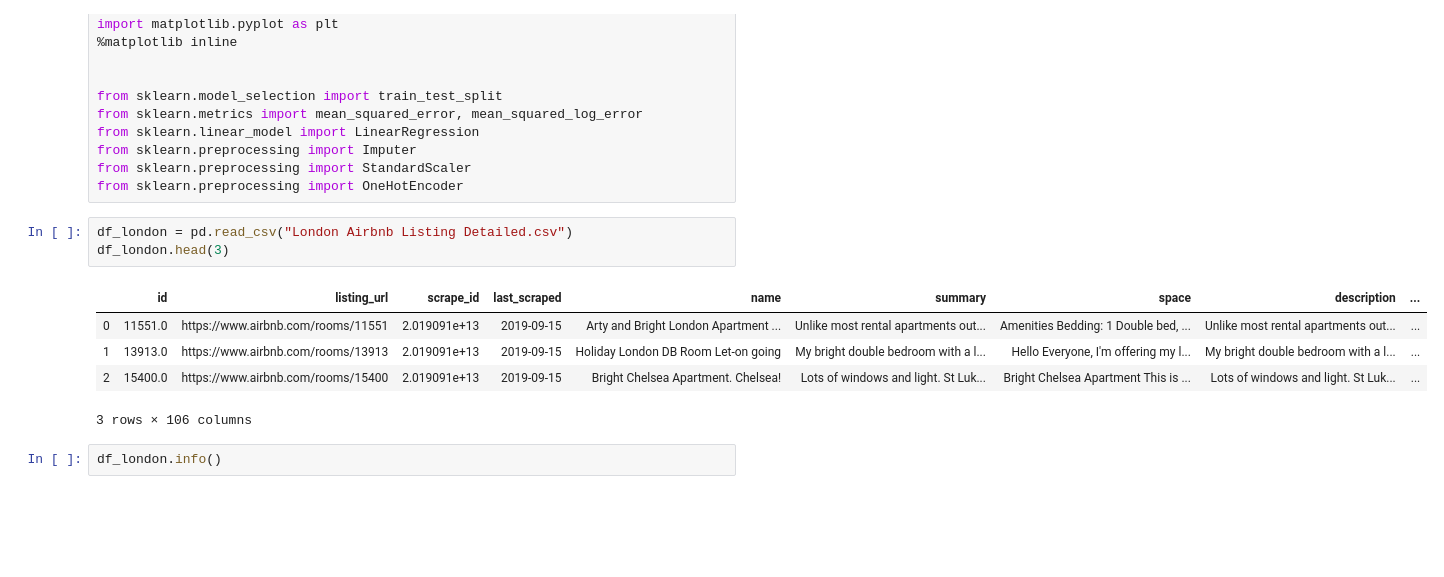
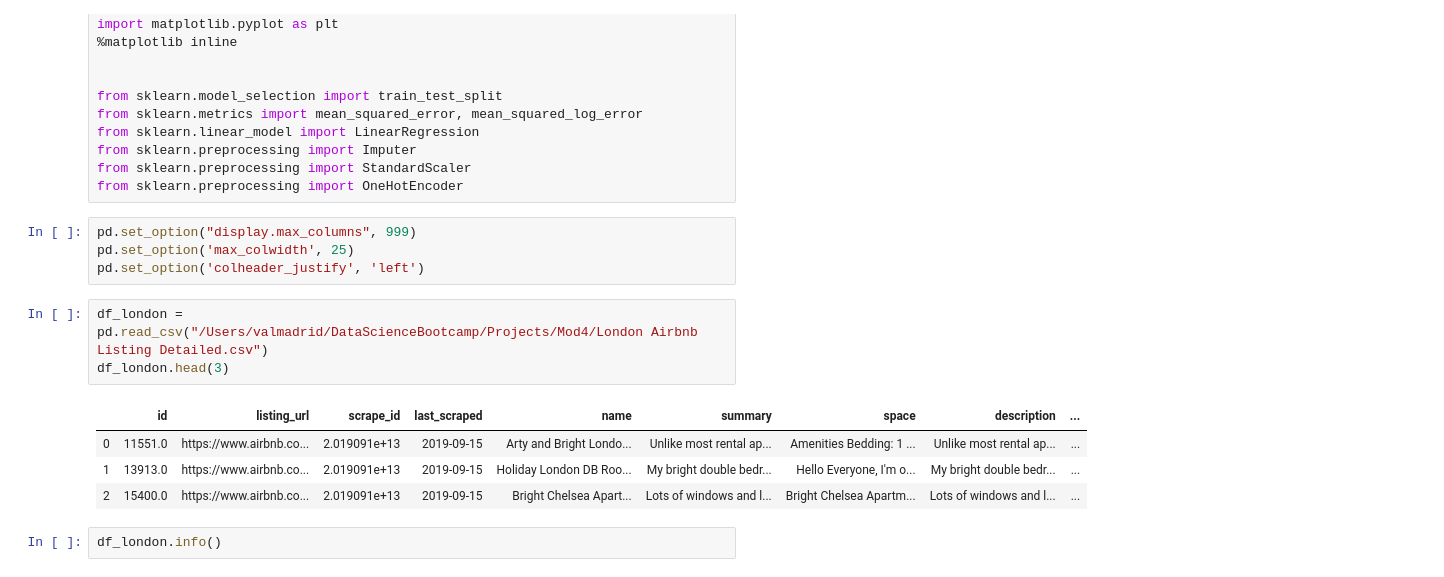
Before and after one commit to inesa-lisnic/Predicting-London-Airbnb-Prices-, a Jupyter notebook: columns.ipynb, the cells around one changed output. Cells and saved outputs as stored; diff of their text form; blank space fills up the shorter version.

```diff
--- a/columns.ipynb
+++ b/columns.ipynb
@@ -13,15 +13,18 @@ from sklearn.linear_model import LinearRegression
 from sklearn.preprocessing import Imputer
 from sklearn.preprocessing import StandardScaler
 from sklearn.preprocessing import OneHotEncoder
+# %%
+pd.set_option("display.max_columns", 999)
+pd.set_option('max_colwidth', 25)
+pd.set_option('colheader_justify', 'left')
 # %%
-df_london = pd.read_csv("London Airbnb Listing Detailed.csv")
+df_london = pd.read_csv("/Users/valmadrid/DataScienceBootcamp/Projects/Mod4/London Airbnb Listing Detailed.csv")
 df_london.head(3)
 # %% [output]
 |  | id | listing_url | scrape_id | last_scraped | name | summary | space | description | ... |
-| 0 | 11551.0 | https://www.airbnb.com/rooms/11551 | 2.019091e+13 | 2019-09-15 | Arty and Bright London Apartment ... | Unlike most rental apartments out... | Amenities Bedding: 1 Double bed, ... | Unlike most rental apartments out... | ... |
-| 1 | 13913.0 | https://www.airbnb.com/rooms/13913 | 2.019091e+13 | 2019-09-15 | Holiday London DB Room Let-on going | My bright double bedroom with a l... | Hello Everyone, I'm offering my l... | My bright double bedroom with a l... | ... |
-| 2 | 15400.0 | https://www.airbnb.com/rooms/15400 | 2.019091e+13 | 2019-09-15 | Bright Chelsea Apartment. Chelsea! | Lots of windows and light. St Luk... | Bright Chelsea Apartment This is ... | Lots of windows and light. St Luk... | ... |
+| 0 | 11551.0 | https://www.airbnb.co... | 2.019091e+13 | 2019-09-15 | Arty and Bright Londo... | Unlike most rental ap... | Amenities Bedding: 1 ... | Unlike most rental ap... | ... |
+| 1 | 13913.0 | https://www.airbnb.co... | 2.019091e+13 | 2019-09-15 | Holiday London DB Roo... | My bright double bedr... | Hello Everyone, I'm o... | My bright double bedr... | ... |
+| 2 | 15400.0 | https://www.airbnb.co... | 2.019091e+13 | 2019-09-15 | Bright Chelsea Apart... | Lots of windows and l... | Bright Chelsea Apartm... | Lots of windows and l... | ... |
-3 rows × 106 columns
 # %%
 df_london.info()
 # %% [output]
```
Also changed, not shown: parts of 6 cells of this notebook, 6 other files.
